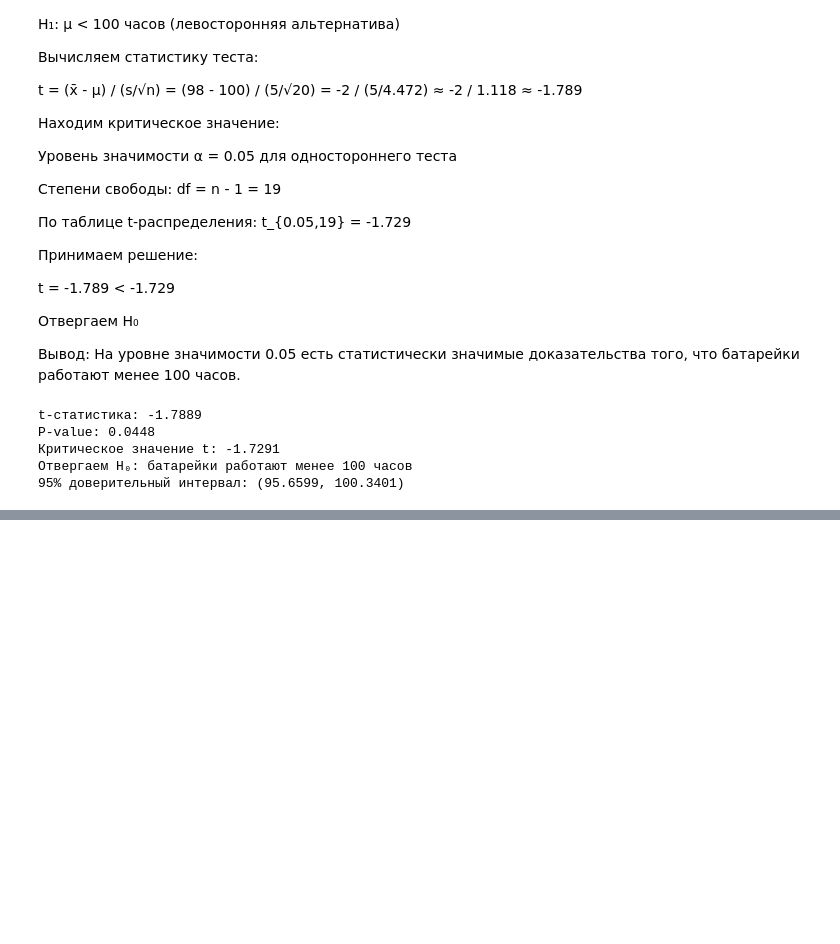
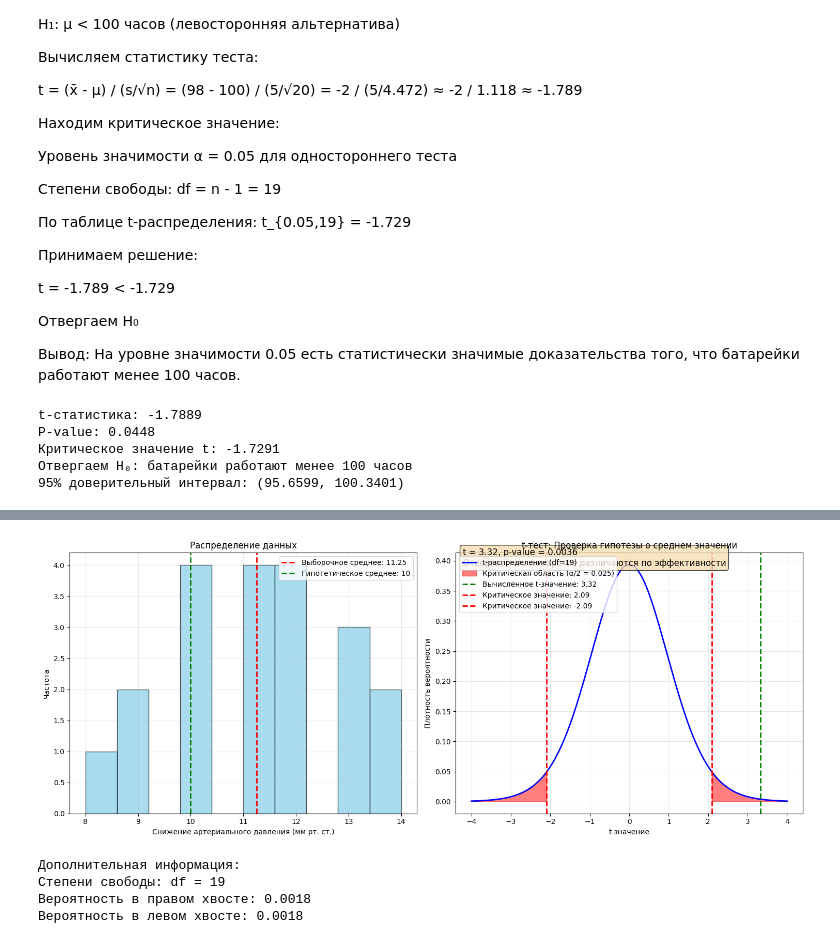
Before and after one commit to antipovaya/probability-theory-and-mathematical-statistics, a Jupyter notebook: Тестирование_гипотез(параметрические_тесты).ipynb, the cells around one changed output, grey strips where cells are left out. Saved outputs shown, nothing was run; the diff lists cells and outputs as text; code cells hidden in the pictures; blank space fills up the shorter version.

```diff
--- a/Тестирование_гипотез(параметрические_тесты).ipynb
+++ b/Тестирование_гипотез(параметрические_тесты).ipynb
@@ -844,0 +955,69 @@ P-value: 0.0448
+# %%
+# Визуализация t-теста
+# Создаем фигуру с двумя subplots
+fig, (ax1, ax2) = plt.subplots(1, 2, figsize=(15, 6))
+
+# 1. Визуализация распределения данных
+ax1.hist(data, bins=10, alpha=0.7, color='skyblue', edgecolor='black')
+ax1.axvline(x_bar, color='red', linestyle='--', linewidth=2, label=f'Выборочное среднее: {x_bar:.2f}')
+ax1.axvline(mu0, color='green', linestyle='--', linewidth=2, label=f'Гипотетическое среднее: {mu0}')
+ax1.set_xlabel('Снижение артериального давления (мм рт. ст.)')
+ax1.set_ylabel('Частота')
+ax1.set_title('Распределение данных')
+ax1.legend()
+ax1.grid(True, alpha=0.3)
+
+# 2. Визуализация t-распределения и критических областей
+df = n - 1  # степени свободы
+x = np.linspace(-4, 4, 1000)
+y = stats.t.pdf(x, df)
+
+ax2.plot(x, y, 'b-', linewidth=2, label=f't-распределение (df={df})')
+
+# Закрашиваем критические области
+x_left = np.linspace(-4, -t_critical, 100)
+y_left = stats.t.pdf(x_left, df)
+ax2.fill_between(x_left, y_left, color='red', alpha=0.5, label=f'Критическая область (α/2 = {alpha/2:.3f})')
+
+x_right = np.linspace(t_critical, 4, 100)
+y_right = stats.t.pdf(x_right, df)
+ax2.fill_between(x_right, y_right, color='red', alpha=0.5)
+
+# Добавляем вертикальную линию для вычисленного t-значения
+ax2.axvline(t_score, color='green', linestyle='--', linewidth=2, label=f'Вычисленное t-значение: {t_score:.2f}')
+
+# Добавляем вертикальные линии для критических значений
+ax2.axvline(t_critical, color='red', linestyle='--', linewidth=2, label=f'Критическое значение: {t_critical:.2f}')
+ax2.axvline(-t_critical, color='red', linestyle='--', linewidth=2, label=f'Критическое значение: -{t_critical:.2f}')
+
+# Настраиваем второй график
+ax2.set_xlabel('t-значение')
+ax2.set_ylabel('Плотность вероятности')
+ax2.set_title('t-тест: Проверка гипотезы о среднем значении')
+ax2.legend()
+ax2.grid(True, alpha=0.3)
+
+# Добавляем информацию о решении на график
+decision_text = f't = {t_score:.2f}, p-value = {p_value:.4f}\n'
+if abs(t_score) > t_critical:
+    decision_text += 'Отвергаем H₀: лекарства различаются по эффективности'
+else:
+    decision_text += 'Не отвергаем H₀: нет доказательств различий'
+
+ax2.text(0.02, 0.95, decision_text, transform=ax2.transAxes, fontsize=12,
+         bbox=dict(boxstyle="round", facecolor="wheat", alpha=0.8))
+
+plt.tight_layout()
+plt.show()
+
+# Дополнительная информация
+print("\nДополнительная информация:")
+print(f"Степени свободы: df = {df}")
+print(f"Вероятность в правом хвосте: {1-stats.t.cdf(t_score, df):.4f}")
+print(f"Вероятность в левом хвосте: {stats.t.cdf(-t_score, df):.4f}")
+# %% [output]
+[figure, added]
+Дополнительная информация:
+Степени свободы: df = 19
+Вероятность в правом хвосте: 0.0018
+Вероятность в левом хвосте: 0.0018
```
Also changed, not shown: parts of 5 cells of this notebook.
